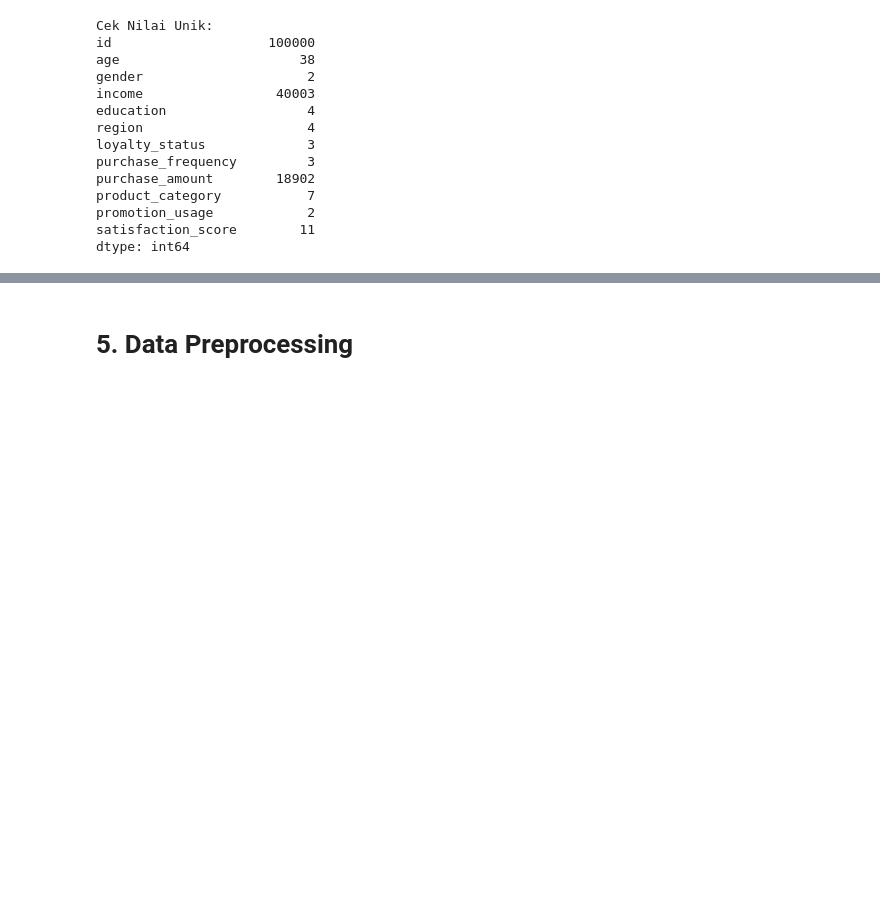
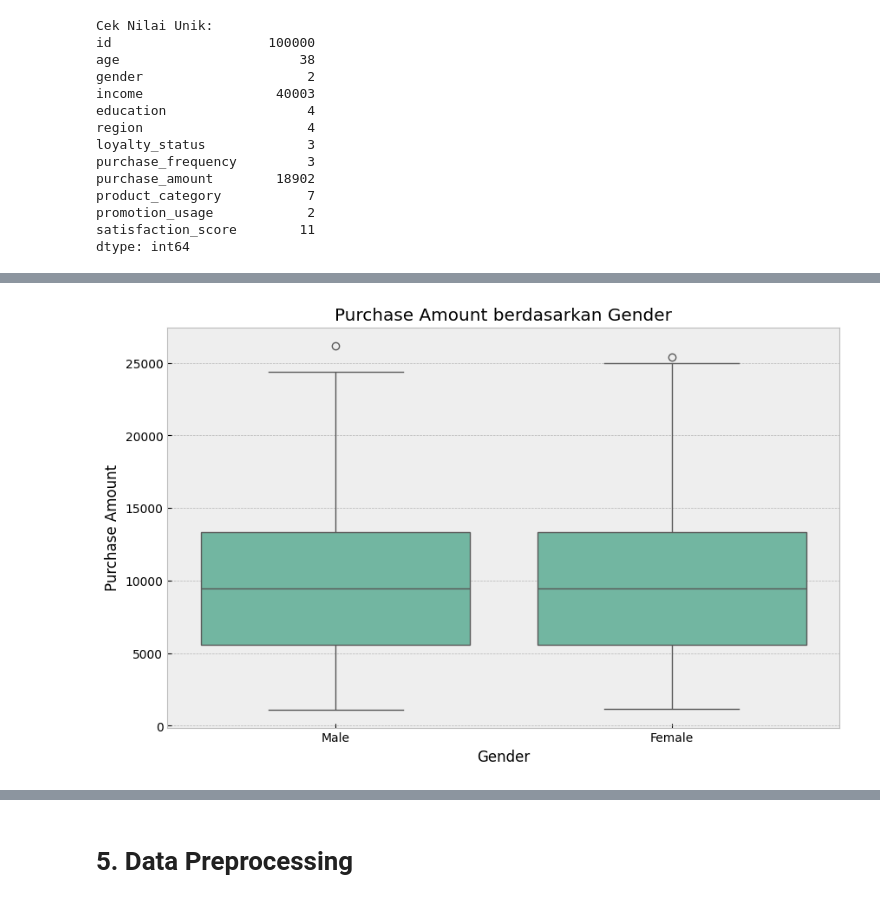
Before and after one commit to faarismuda/Dicoding-ML-Shop-Customers, a Jupyter notebook: [Clustering]_Submission_Akhir_BMLP_Faaris Muda Dwi Nugraha.ipynb, the cells around one changed output, grey strips where cells are left out. Cells and saved outputs as stored; diff of their text form; code cells hidden in the pictures; blank space fills up the shorter version.

```diff
--- a/[Clustering]_Submission_Akhir_BMLP_Faaris Muda Dwi Nugraha.ipynb
+++ b/[Clustering]_Submission_Akhir_BMLP_Faaris Muda Dwi Nugraha.ipynb
@@ -183,0 +230,10 @@ plt.show()
+# %%
+# Purchase amount by gender
+plt.figure(figsize=(10, 6))
+sns.boxplot(x='gender', y='purchase_amount', data=df)
+plt.title('Purchase Amount berdasarkan Gender')
+plt.xlabel('Gender')
+plt.ylabel('Purchase Amount')
+plt.show()
+# %% [output]
+[figure, added]
```
Also changed, not shown: parts of 38 cells of this notebook.
